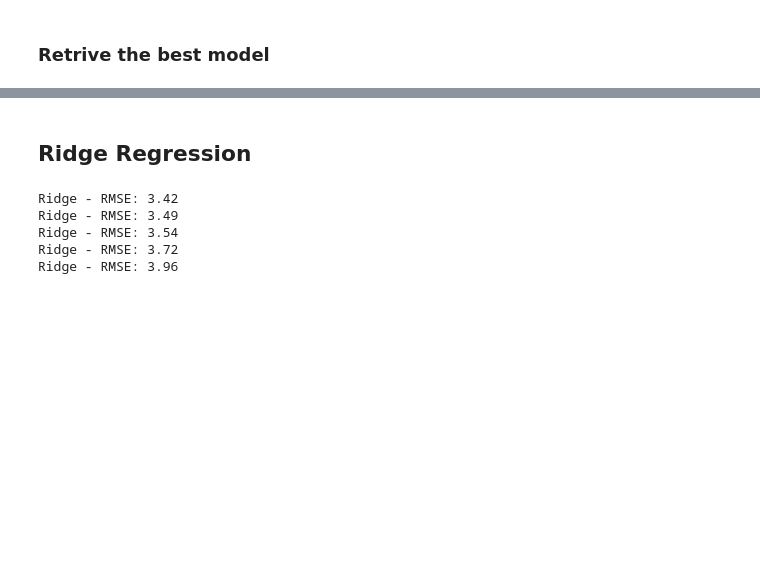
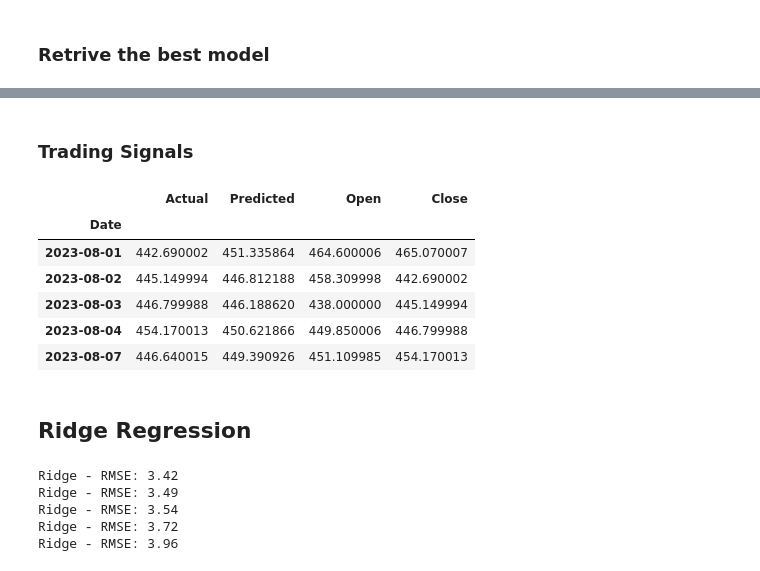
Before and after one commit to piyush-an/INFO7374_Predict_StockPrice, a Jupyter notebook: notebooks/3_Feat_Importance_RegVsTrees.ipynb, the cells around one changed output, grey strips where cells are left out. Saved outputs shown, nothing was run; the diff lists cells and outputs as text; code cells hidden in the pictures; blank space fills up the shorter version.

```diff
--- a/notebooks/3_Feat_Importance_RegVsTrees.ipynb
+++ b/notebooks/3_Feat_Importance_RegVsTrees.ipynb
@@ -183,3 +174,23 @@ plt.show()
+# %% [markdown]
+### Trading Signals
+# %%
+y_test = y_test.to_frame(name='Actual')
+y_test = y_test.rename_axis('Date')
+y_pred = pd.Series(y_pred, index=y_test.index)
+y_pred = y_pred.to_frame(name='Predicted')
+y_pred = y_pred.rename_axis('Date')
+results = NVDA_STOCK.merge(y_test, left_index=True, right_index=True, how='inner')
+results = results.merge(y_pred, left_index=True, right_index=True, how='inner')
+results = results[['Actual', 'Predicted', 'Open', 'Close']]
+results.head()
+# %% [output]
+|  | Actual | Predicted | Open | Close |
+| Date |  |  |  |  |
+| 2023-08-01 | 442.690002 | 451.335864 | 464.600006 | 465.070007 |
+| 2023-08-02 | 445.149994 | 446.812188 | 458.309998 | 442.690002 |
+| 2023-08-03 | 446.799988 | 446.188620 | 438.000000 | 445.149994 |
+| 2023-08-04 | 454.170013 | 450.621866 | 449.850006 | 446.799988 |
+| 2023-08-07 | 446.640015 | 449.390926 | 451.109985 | 454.170013 |
 # %% [markdown]
 ## Ridge Regression
 # %%
```
Also changed, not shown: parts of 27 cells of this notebook.
